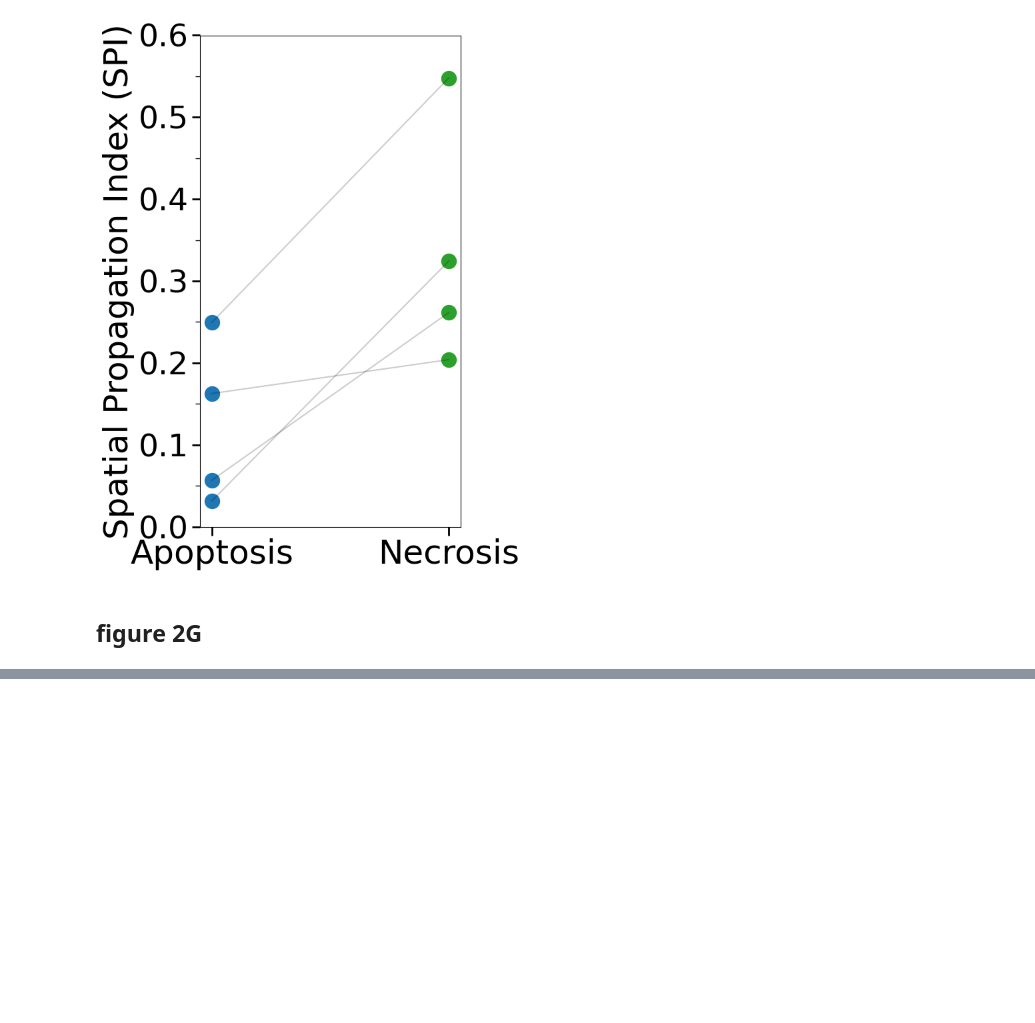
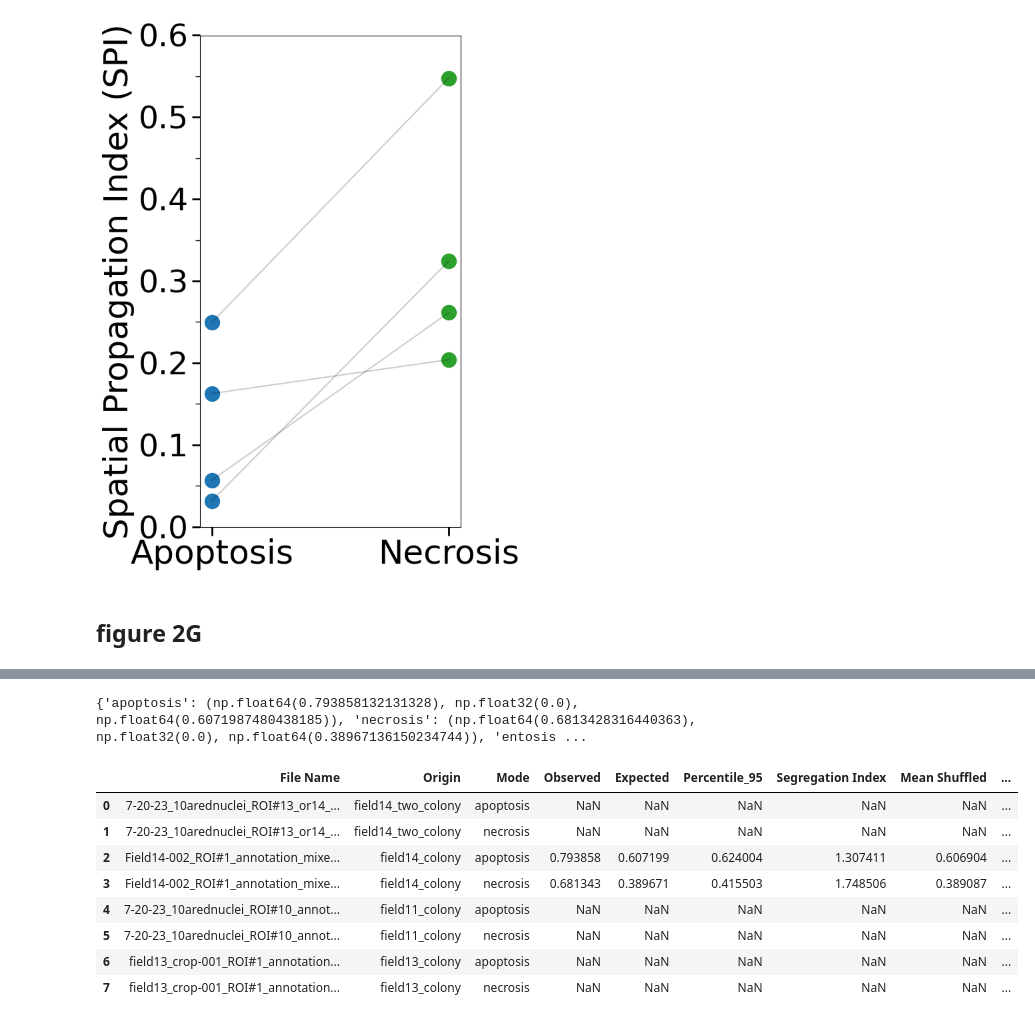
Before and after one commit to zaritskylab/CellDeathSpreading, a Jupyter notebook: notebooks/paper_figures.ipynb, the cells around one changed output, grey strips where cells are left out. Cells and saved outputs as stored; diff of their text form; code cells hidden in the pictures; blank space fills up the shorter version.

```diff
--- a/notebooks/paper_figures.ipynb
+++ b/notebooks/paper_figures.ipynb
@@ -225,0 +326,72 @@ plt.show()
+# %%
+import os  # Ensure os module is imported
+
+per_5 = {}
+# single_exp_full_paths = '/sise/assafzar-group/assafzar/Esraa/SalJyoPaperFiles/csv_files_minutes_microns_sytox/'
+res_si = {}
+res_ob = {}
+p_values = {}
+expected_lik = {}
+mean_shuffled = {}
+shuffle_mean_full_arrays = {}
+file_name = "/Users/esraan/CodeBase/CellDeathSpreading/data/mixed_death_annotations/Field14-002_ROI#1_annotation_mixed.csv"
+cells_loci, cells_times_of_death = read_experiment_cell_xy_and_death_times(exp_full_path=file_name)
+csv_file = pd.read_csv(file_name)
+file_name = os.path.split(file_name)[-1]
+dist_threshold = 100
+death_modes = csv_file[["Mode"]].values
+segregation_index = SegregationIdx(cells_loci, death_modes, 1000, dist_threshold, filter_neighbors_by_distance=True, neighbors_level=1, stats_to_calculate="mean")
+seg_res_dict = segregation_index.get_segregation_index(num_permutations = 1000)
+distr_dict = segregation_index.permuted_si
+print(seg_res_dict)
+per_5[file_name] = {key: np.percentile(sorted(value),95) for key, value in distr_dict.items() if key in ('apoptosis', 'necrosis')}
+mean_shuffled[file_name] = {key: np.mean(value) for key, value in distr_dict.items() if key in ('apoptosis', 'necrosis')}
+shuffle_mean_full_arrays [file_name] = {key: value for key, value in distr_dict.items() if key in ('apoptosis', 'necrosis')}
+res_si[file_name] = {key: ((value[0] / value[2]), value[1]) for key, value in seg_res_dict.items() if key in ('apoptosis', 'necrosis')}
+res_ob[file_name] =  {key: (value[0]) for key, value in seg_res_dict.items() if key in ('apoptosis', 'necrosis')}
+p_values[file_name] = {key: (value[1]) for key, value in seg_res_dict.items() if key in ('apoptosis', 'necrosis')}
+expected_lik[file_name] = {key: (value[2]) for key, value in seg_res_dict.items() if key in ('apoptosis', 'necrosis')}
+
+new_res = {
+    '7-20-23_10arednuclei_ROI#13_or14_both_colonies_annotation_mixed.csv': 'field14_two_colony',
+    'Field14-002_ROI#1_annotation_mixed.csv': 'field14_colony',
+    '7-20-23_10arednuclei_ROI#10_annotation_mixed.csv': "field11_colony",
+    'field13_crop-001_ROI#1_annotation_mixed.csv': 'field13_colony'
+}
+plot_res_dict = {new_res.get(key, key): value for key, value in res_si.items()}  # Provide default key if not found
+# %% [output]
+{'apoptosis': (np.float64(0.793858132131328), np.float32(0.0), np.float64(0.6071987480438185)), 'necrosis': (np.float64(0.6813428316440363), np.float32(0.0), np.float64(0.38967136150234744)), 'entosis ...
+# %%
+data = []
+
+# Iterate over the file names in new_res
+for file_name, origin in new_res.items():
+    for mode in ['apoptosis', 'necrosis']:
+        data.append({
+            'File Name': file_name,
+            'Origin': origin,
+            'Mode': mode,
+            'Observed': res_ob.get(file_name, {}).get(mode, None),
+            'Expected': expected_lik.get(file_name, {}).get(mode, None),
+            'Percentile_95': per_5.get(file_name, {}).get(mode, None),
+            'Segregation Index': plot_res_dict.get(origin, {}).get(mode, (None,))[0],
+            'Mean Shuffled': mean_shuffled.get(file_name, {}).get(mode, None),
+            'Shuffle Mean Full Arrays': shuffle_mean_full_arrays.get(file_name, {}).get(mode, None),
+            'p-value': p_values.get(file_name, {}).get(mode, None)
+        })
+
+# Create a DataFrame
+df = pd.DataFrame(data)
+
+# Display the DataFrame
+df
+# %% [output]
+|  | File Name | Origin | Mode | Observed | Expected | Percentile_95 | Segregation Index | Mean Shuffled | ... |
+| 0 | 7-20-23_10arednuclei_ROI#13_or14_... | field14_two_colony | apoptosis | NaN | NaN | NaN | NaN | NaN | ... |
+| 1 | 7-20-23_10arednuclei_ROI#13_or14_... | field14_two_colony | necrosis | NaN | NaN | NaN | NaN | NaN | ... |
+| 2 | Field14-002_ROI#1_annotation_mixe... | field14_colony | apoptosis | 0.793858 | 0.607199 | 0.624004 | 1.307411 | 0.606904 | ... |
+| 3 | Field14-002_ROI#1_annotation_mixe... | field14_colony | necrosis | 0.681343 | 0.389671 | 0.415503 | 1.748506 | 0.389087 | ... |
+| 4 | 7-20-23_10arednuclei_ROI#10_annot... | field11_colony | apoptosis | NaN | NaN | NaN | NaN | NaN | ... |
+| 5 | 7-20-23_10arednuclei_ROI#10_annot... | field11_colony | necrosis | NaN | NaN | NaN | NaN | NaN | ... |
+| 6 | field13_crop-001_ROI#1_annotation... | field13_colony | apoptosis | NaN | NaN | NaN | NaN | NaN | ... |
+| 7 | field13_crop-001_ROI#1_annotation... | field13_colony | necrosis | NaN | NaN | NaN | NaN | NaN | ... |
```
Also changed, not shown: parts of 11 cells of this notebook, 9 other files.
